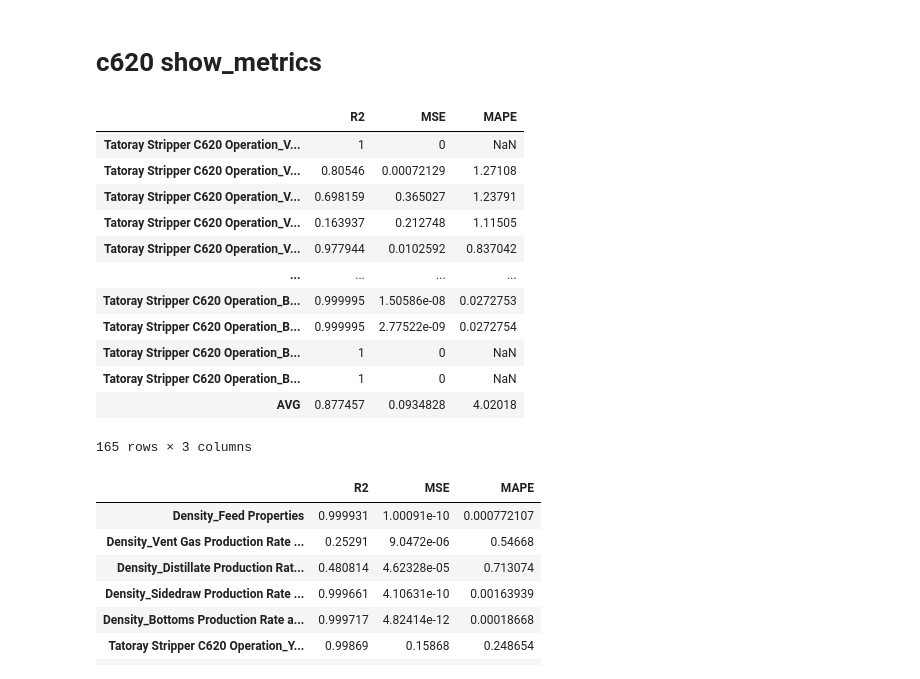
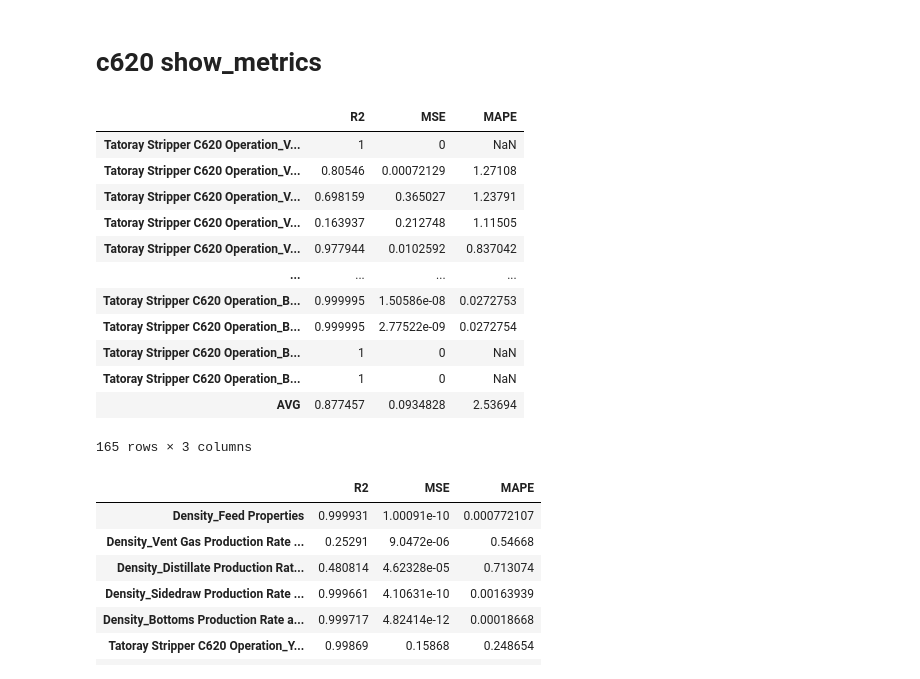
Before and after one commit to skywalker0803r/c620, a Jupyter notebook: notebook/Integration_and_test(Simplified_version).ipynb, the cells around one changed output. Saved outputs shown, nothing was run; the diff lists cells and outputs as text; code cells hidden in the pictures.

```diff
--- a/notebook/Integration_and_test(Simplified_version).ipynb
+++ b/notebook/Integration_and_test(Simplified_version).ipynb
@@ -43,7 +43,7 @@ dict_keys(['xTray43', 'xTray54', 'combined', 'upper_bf', 'lower_bf', 'yRefluxRat
 c620_case = pd.read_csv('/content/drive/MyDrive/台塑輕油案子/data/c620/cleaned/c620_train.csv',index_col=0).loc[:,c620_c['case']]
 c620_feed = pd.read_csv('/content/drive/MyDrive/台塑輕油案子/data/c620/cleaned/c620_train.csv',index_col=0).loc[:,c620_c['x41']]
 t651_feed = pd.read_csv('/content/drive/MyDrive/台塑輕油案子/data/c620/cleaned/t651_train.csv',index_col=0).loc[:,t651_c['x41']]
-t651_mf = pd.read_csv('/content/drive/MyDrive/台塑輕油案子/data/c620/cleaned/t651_train.csv',index_col=0).loc[:,t651_c['MFR']]
+t651_mf = pd.read_csv('/content/drive/MyDrive/台塑輕油案子/data/c620/cleaned/t651_train.csv',index_col=0).loc[:,t651_c['MFR'][0]]
 c620_mf_side = pd.read_csv('/content/drive/MyDrive/台塑輕油案子/data/c620/cleaned/c620_mbcheck.csv',index_col=0).loc[:,'Tatoray Stripper C620 Operation_Sidedraw Production Rate and Composition_Mass Flow Rate_ton/hr']
 c660_case = pd.read_csv('/content/drive/MyDrive/台塑輕油案子/data/c620/cleaned/c660_train.csv',index_col=0).loc[:,c660_c['case']]
 c620_mf_bot = pd.read_csv('/content/drive/MyDrive/台塑輕油案子/data/c620/cleaned/c620_mbcheck.csv',index_col=0).loc[:,'Tatoray Stripper C620 Operation_Bottoms Production Rate and Composition_Mass Flow Rate_ton/hr']
@@ -93,7 +93,6 @@ class F(object):
     c620_wt = pd.DataFrame(wt,index=idx,columns=self.c620_col['vent_gas_x']+self.c620_col['distillate_x']+self.c620_col['sidedraw_x']+self.c620_col['bottoms_x'])
 
     # c660 混合輸入
-    t651_mf = t651_mf.iloc[:,0]
     total = t651_mf.values + c620_mf_side.values
     t651_mf ,c620_mf_side = t651_mf/total ,c620_mf_side/total
     c660_feed = c620_wt[self.c620_col['sidedraw_x']].values*c620_mf_side.values.reshape(-1,1) + t651_feed.values*t651_mf.values.reshape(-1,1)
@@ -107,7 +106,6 @@ class F(object):
     c660_wt = pd.DataFrame(wt,index=idx,columns=self.c660_col['vent_gas_x']+self.c660_col['distillate_x']+self.c660_col['sidedraw_x']+self.c660_col['bottoms_x'])
 
     # c670 混合輸入
-    print(c620_mf_bot.shape,c660_mf_bot.shape)
     total = c620_mf_bot.values + c660_mf_bot.values
     c620_mf_bot,c660_mf_bot = c620_mf_bot/total , c660_mf_bot/total
     c670_feed = c620_wt[self.c620_col['bottoms_x']].values*c620_mf_bot.values.reshape(-1,1) + c660_wt[self.c660_col['bottoms_x']].values*c660_mf_bot.values.reshape(-1,1)
@@ -153,3 +129,25 @@ c670_wt = pd.read_csv('/content/drive/MyDrive/台塑輕油案子/data/c620/clean
+# %%
+t651_feed = t651_feed.dropna(axis=0)
+idx = np.random.choice(t651_feed.index.tolist(),size=100,replace=False,p=None)
+
+# minibatch input
+c620_case = c620_case.loc[idx]
+c620_feed = c620_feed.loc[idx]
+t651_feed = t651_feed.loc[idx]
+t651_mf = t651_mf.loc[idx]
+c620_mf_side = c620_mf_side.loc[idx]
+c660_case = c660_case.loc[idx]
+c620_mf_bot = c620_mf_bot.loc[idx]
+c660_mf_bot = c660_mf_bot.loc[idx]
+c670_bf = c670_bf.loc[idx]
+
+# minibatch output
+c620_op = c620_op.loc[idx]
+c620_wt = c620_wt.loc[idx]
+c660_op = c660_op.loc[idx]
+c660_wt = c660_wt.loc[idx]
+c670_op = c670_op.loc[idx]
+c670_wt = c670_wt.loc[idx]
 # %% [markdown]
 # predict output
 # %%
@@ -159,19 +155,19 @@ c620_wt_,c620_op_,c660_wt_,c660_op_,c670_wt_,c670_op_ = f(c620_case,c620_feed,t6
 # %% [markdown]
 # c620 show_metrics
 # %%
-f.c620_model.show_metrics(c620_wt,c620_wt_)
+f.c620_model.show_metrics(c620_wt,c620_wt_,e=2e-2)
 # %% [output]
 |  | R2 | MSE | MAPE |
 | Tatoray Stripper C620 Operation_V... | 1 | 0 | NaN |
 | Tatoray Stripper C620 Operation_V... | 0.80546 | 0.00072129 | 1.27108 |
 | Tatoray Stripper C620 Operation_V... | 0.698159 | 0.365027 | 1.23791 |
 | Tatoray Stripper C620 Operation_V... | 0.163937 | 0.212748 | 1.11505 |
 | Tatoray Stripper C620 Operation_V... | 0.977944 | 0.0102592 | 0.837042 |
 | ... | ... | ... | ... |
 | Tatoray Stripper C620 Operation_B... | 0.999995 | 1.50586e-08 | 0.0272753 |
 | Tatoray Stripper C620 Operation_B... | 0.999995 | 2.77522e-09 | 0.0272754 |
 | Tatoray Stripper C620 Operation_B... | 1 | 0 | NaN |
 | Tatoray Stripper C620 Operation_B... | 1 | 0 | NaN |
-| AVG | 0.877457 | 0.0934828 | 4.02018 |
+| AVG | 0.877457 | 0.0934828 | 2.53694 |
 165 rows × 3 columns
 # %%
```
Also changed, not shown: parts of 7 cells of this notebook.
